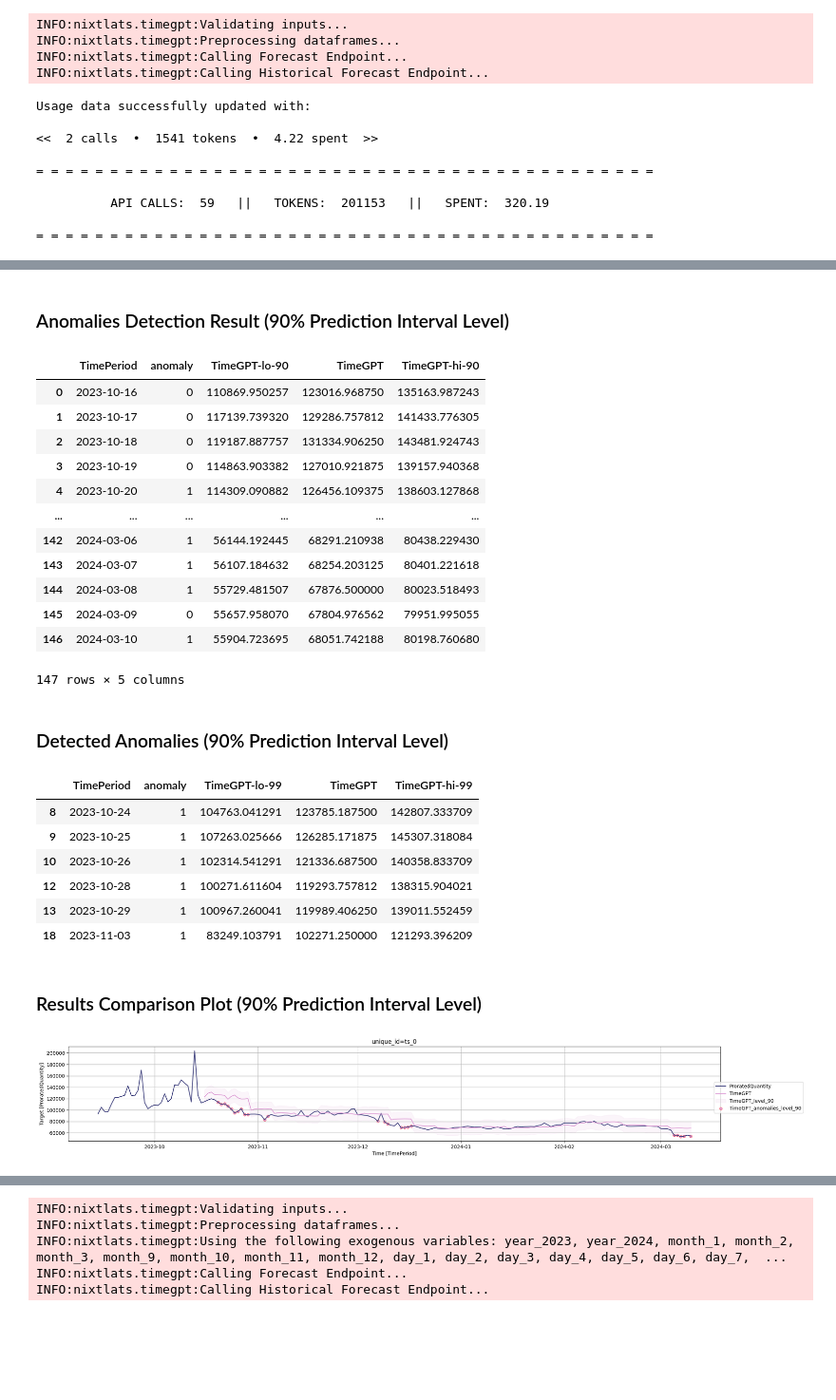
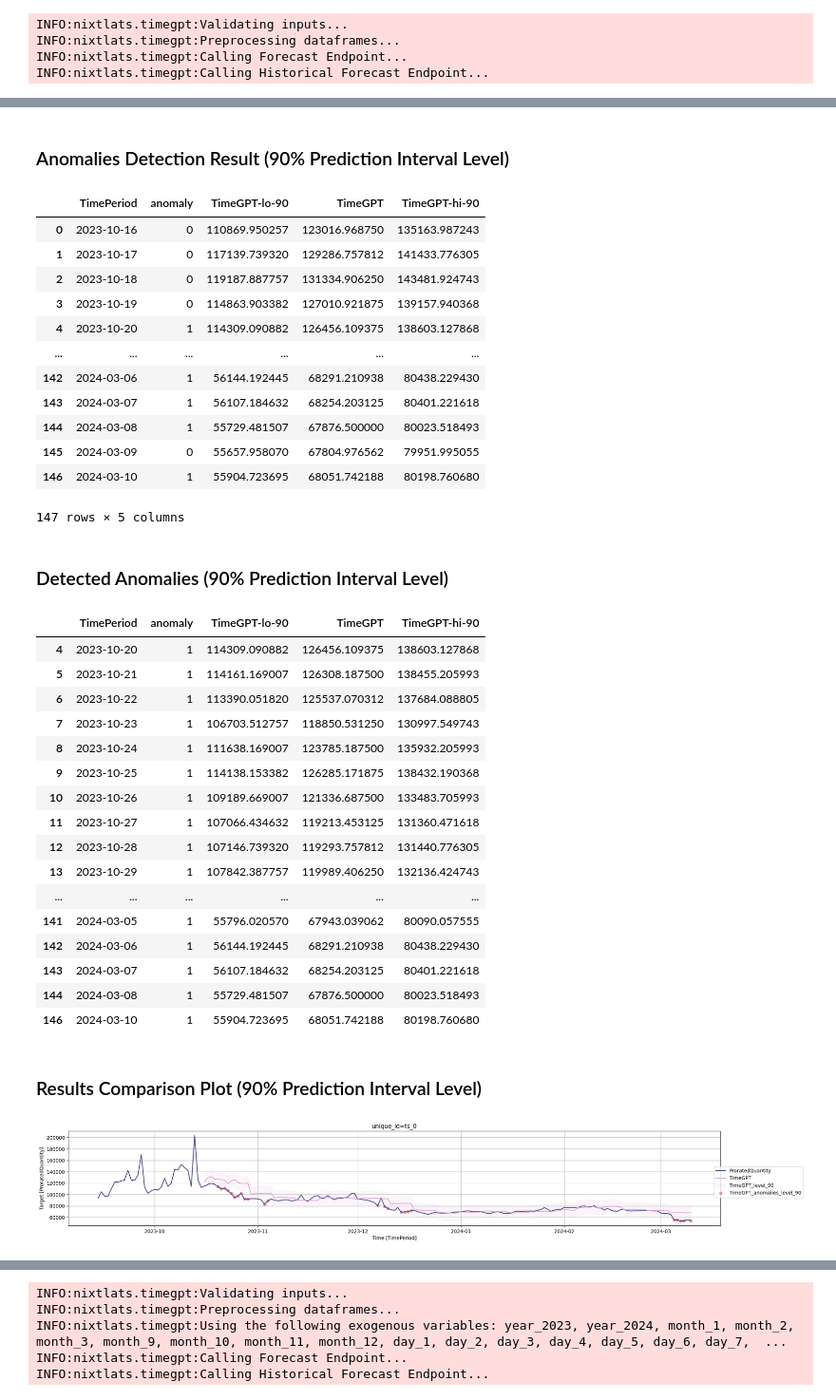
Before and after one commit to hawkjosh/timegptExplore, a Jupyter notebook: notebooks/billing2.ipynb, the cells around one changed output, grey strips where cells are left out. Shown at 95% size. Cells and saved outputs as stored; diff of their text form; code cells hidden in the pictures; blank space fills up the shorter version.

Commit message:
refactored billing1.ipynb and billing2.ipynb to handle the generateQuery method for getting ADE data samples

```diff
--- a/notebooks/billing2.ipynb
+++ b/notebooks/billing2.ipynb
@@ -64,0 +60,11 @@ display(df.head())
+# %%
+# Input params for sample billing data and run data prep function
+
+bd = dataPrep(
+    df="df",
+    filename="billing2",
+    timeCol="TimePeriod",
+    dropCols=["Tenant"],
+)
+
+display(bd.head())
@@ -145,18 +146,6 @@ INFO:nixtlats.timegpt:Validating inputs...
 INFO:nixtlats.timegpt:Preprocessing dataframes...
 INFO:nixtlats.timegpt:Calling Forecast Endpoint...
 INFO:nixtlats.timegpt:Calling Historical Forecast Endpoint...
-# %%
-getUsage(update=True)
-# %% [output]
-Usage data successfully updated with:
-
-<<  2 calls  •  1541 tokens  •  4.22 spent  >>
-
-= = = = = = = = = = = = = = = = = = = = = = = = = = = = = = = = = = = = = = = = = =
-
-          API CALLS:  59   ||   TOKENS:  201153   ||   SPENT:  320.19
-
-= = = = = = = = = = = = = = = = = = = = = = = = = = = = = = = = = = = = = = = = = =
 # %%
 # Test detected anomalies against historical prediction intervals defalut level 99
 
@@ -169,49 +158,59 @@ pd.testing.assert_series_equal(
 # %%
 # Run anomaly detection model, plot results compared with original data (prediction interval level 90 should identify more anomalies)
 
-dfAnoms90 = timegpt.detect_anomalies(
-    df, time_col="TimePeriod", target_col="ProratedQuantity", freq="D", level=90
+bdDtct90 = timegpt.detect_anomalies(
+    bd, time_col="TimePeriod", target_col="ProratedQuantity", freq="D", level=90
 )
 
-dfAnomsOnly90 = dfAnoms[dfAnoms["anomaly"] == 1]
+bdAnms90 = bdDtct90[bdDtct90["anomaly"] == 1]
 
-plotAnoms90 = timegpt.plot(
-    df, dfAnoms90, time_col="TimePeriod", target_col="ProratedQuantity"
+bdPlt90 = timegpt.plot(
+    bd, bdDtct90, time_col="TimePeriod", target_col="ProratedQuantity"
 )
 
 display(
     Markdown("### Anomalies Detection Result (90% Prediction Interval Level)"),
-    dfAnoms90,
+    bdDtct90,
     Markdown("### Detected Anomalies (90% Prediction Interval Level)"),
-    dfAnomsOnly90,
+    bdAnms90,
     Markdown("### Results Comparison Plot (90% Prediction Interval Level)"),
-    plotAnoms90,
+    bdPlt90,
 )
 # %% [output]
 INFO:nixtlats.timegpt:Validating inputs...
 INFO:nixtlats.timegpt:Preprocessing dataframes...
 INFO:nixtlats.timegpt:Calling Anomaly Detector Endpoint...
 ### Anomalies Detection Result (90% Prediction Interval Level)
 |  | TimePeriod | anomaly | TimeGPT-lo-90 | TimeGPT | TimeGPT-hi-90 |
 | 0 | 2023-10-16 | 0 | 110869.950257 | 123016.968750 | 135163.987243 |
 | 1 | 2023-10-17 | 0 | 117139.739320 | 129286.757812 | 141433.776305 |
 | 2 | 2023-10-18 | 0 | 119187.887757 | 131334.906250 | 143481.924743 |
 | 3 | 2023-10-19 | 0 | 114863.903382 | 127010.921875 | 139157.940368 |
 | 4 | 2023-10-20 | 1 | 114309.090882 | 126456.109375 | 138603.127868 |
 | ... | ... | ... | ... | ... | ... |
 | 142 | 2024-03-06 | 1 | 56144.192445 | 68291.210938 | 80438.229430 |
 | 143 | 2024-03-07 | 1 | 56107.184632 | 68254.203125 | 80401.221618 |
 | 144 | 2024-03-08 | 1 | 55729.481507 | 67876.500000 | 80023.518493 |
 | 145 | 2024-03-09 | 0 | 55657.958070 | 67804.976562 | 79951.995055 |
 | 146 | 2024-03-10 | 1 | 55904.723695 | 68051.742188 | 80198.760680 |
 147 rows × 5 columns
 ### Detected Anomalies (90% Prediction Interval Level)
-|  | TimePeriod | anomaly | TimeGPT-lo-99 | TimeGPT | TimeGPT-hi-99 |
-| 8 | 2023-10-24 | 1 | 104763.041291 | 123785.187500 | 142807.333709 |
-| 9 | 2023-10-25 | 1 | 107263.025666 | 126285.171875 | 145307.318084 |
-| 10 | 2023-10-26 | 1 | 102314.541291 | 121336.687500 | 140358.833709 |
-| 12 | 2023-10-28 | 1 | 100271.611604 | 119293.757812 | 138315.904021 |
-| 13 | 2023-10-29 | 1 | 100967.260041 | 119989.406250 | 139011.552459 |
-| 18 | 2023-11-03 | 1 | 83249.103791 | 102271.250000 | 121293.396209 |
+|  | TimePeriod | anomaly | TimeGPT-lo-90 | TimeGPT | TimeGPT-hi-90 |
+| 4 | 2023-10-20 | 1 | 114309.090882 | 126456.109375 | 138603.127868 |
+| 5 | 2023-10-21 | 1 | 114161.169007 | 126308.187500 | 138455.205993 |
+| 6 | 2023-10-22 | 1 | 113390.051820 | 125537.070312 | 137684.088805 |
+| 7 | 2023-10-23 | 1 | 106703.512757 | 118850.531250 | 130997.549743 |
+| 8 | 2023-10-24 | 1 | 111638.169007 | 123785.187500 | 135932.205993 |
+| 9 | 2023-10-25 | 1 | 114138.153382 | 126285.171875 | 138432.190368 |
+| 10 | 2023-10-26 | 1 | 109189.669007 | 121336.687500 | 133483.705993 |
+| 11 | 2023-10-27 | 1 | 107066.434632 | 119213.453125 | 131360.471618 |
+| 12 | 2023-10-28 | 1 | 107146.739320 | 119293.757812 | 131440.776305 |
+| 13 | 2023-10-29 | 1 | 107842.387757 | 119989.406250 | 132136.424743 |
+| ... | ... | ... | ... | ... | ... |
+| 141 | 2024-03-05 | 1 | 55796.020570 | 67943.039062 | 80090.057555 |
+| 142 | 2024-03-06 | 1 | 56144.192445 | 68291.210938 | 80438.229430 |
+| 143 | 2024-03-07 | 1 | 56107.184632 | 68254.203125 | 80401.221618 |
+| 144 | 2024-03-08 | 1 | 55729.481507 | 67876.500000 | 80023.518493 |
+| 146 | 2024-03-10 | 1 | 55904.723695 | 68051.742188 | 80198.760680 |
 ### Results Comparison Plot (90% Prediction Interval Level)
 [figure]
```
Also changed, not shown: parts of 21 cells of this notebook, 13 other files.
